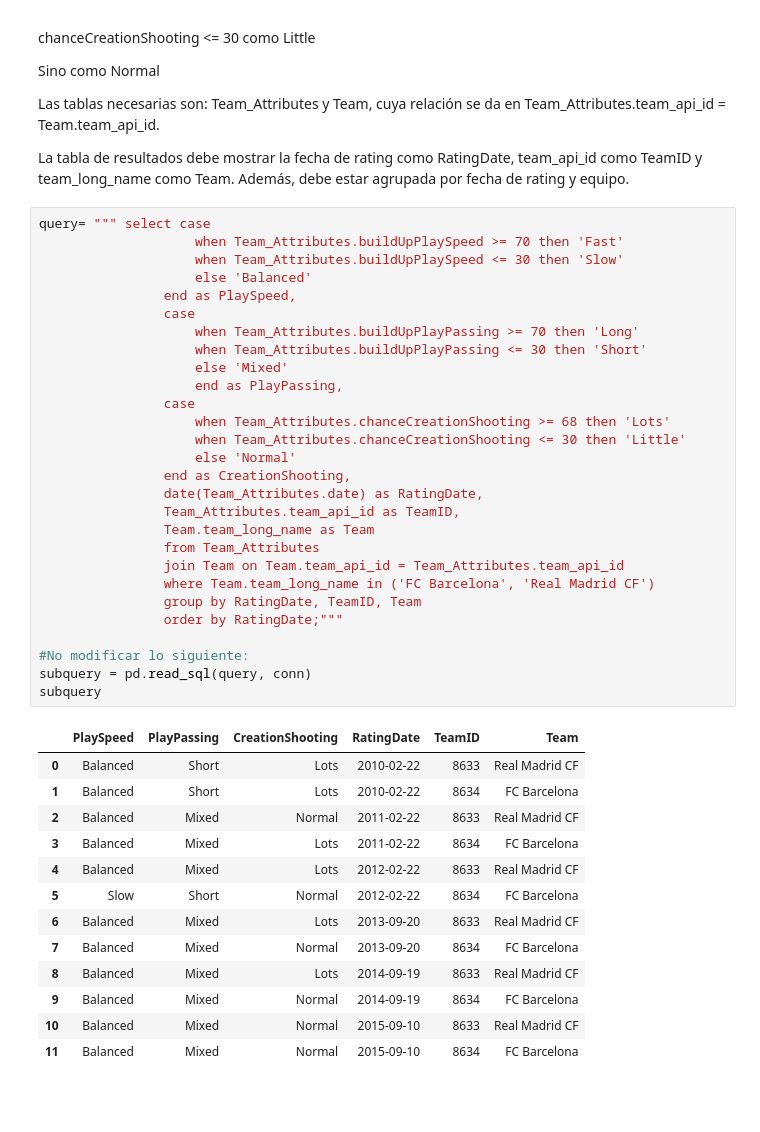
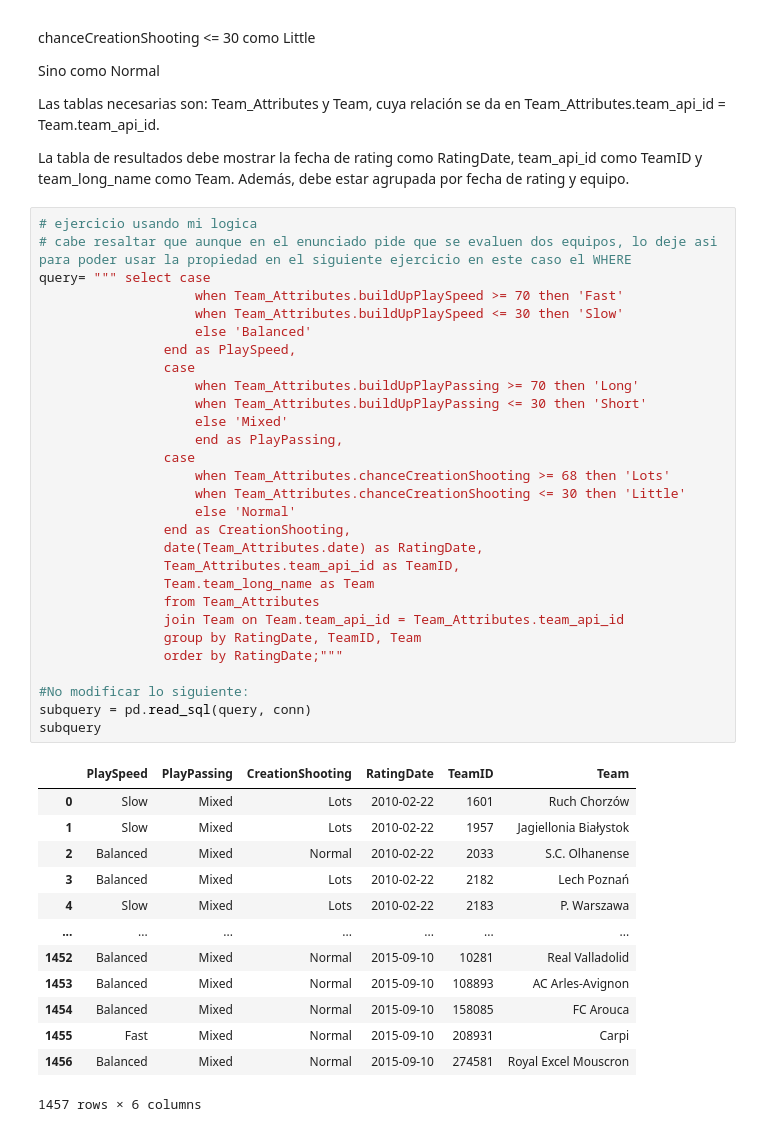
Before and after one commit to jholiner/Talento_Tech, a Jupyter notebook: Laboratorio_2.ipynb, the cells around one changed output. Cells and saved outputs as stored; diff of their text form; blank space fills up the shorter version.

```diff
--- a/Laboratorio_2.ipynb
+++ b/Laboratorio_2.ipynb
@@ -1703,44 +1737,45 @@ Las tablas necesarias son: Team_Attributes y Team, cuya relación se da en Team_
 
 La tabla de resultados debe mostrar la fecha de rating como RatingDate, team_api_id como TeamID y team_long_name como Team. Además, debe estar agrupada por fecha de rating y equipo.
 # %%
+# ejercicio usando mi logica
+# cabe resaltar que aunque en el enunciado pide que se evaluen dos equipos, lo deje asi para poder usar la propiedad en el siguiente ejercicio en este caso el WHERE
 query= """ select case
                     when Team_Attributes.buildUpPlaySpeed >= 70 then 'Fast'
                     when Team_Attributes.buildUpPlaySpeed <= 30 then 'Slow'
                     else 'Balanced'
                 end as PlaySpeed,
                 case
                     when Team_Attributes.buildUpPlayPassing >= 70 then 'Long'
                     when Team_Attributes.buildUpPlayPassing <= 30 then 'Short'
                     else 'Mixed'
                     end as PlayPassing,
                 case
                     when Team_Attributes.chanceCreationShooting >= 68 then 'Lots'
                     when Team_Attributes.chanceCreationShooting <= 30 then 'Little'
                     else 'Normal'
                 end as CreationShooting,
                 date(Team_Attributes.date) as RatingDate,
                 Team_Attributes.team_api_id as TeamID,
                 Team.team_long_name as Team
                 from Team_Attributes
                 join Team on Team.team_api_id = Team_Attributes.team_api_id
-                where Team.team_long_name in ('FC Barcelona', 'Real Madrid CF')
                 group by RatingDate, TeamID, Team
                 order by RatingDate;"""
 
 #No modificar lo siguiente:
 subquery = pd.read_sql(query, conn)
 subquery
 # %% [output]
 |  | PlaySpeed | PlayPassing | CreationShooting | RatingDate | TeamID | Team |
-| 0 | Balanced | Short | Lots | 2010-02-22 | 8633 | Real Madrid CF |
-| 1 | Balanced | Short | Lots | 2010-02-22 | 8634 | FC Barcelona |
-| 2 | Balanced | Mixed | Normal | 2011-02-22 | 8633 | Real Madrid CF |
-| 3 | Balanced | Mixed | Lots | 2011-02-22 | 8634 | FC Barcelona |
-| 4 | Balanced | Mixed | Lots | 2012-02-22 | 8633 | Real Madrid CF |
-| 5 | Slow | Short | Normal | 2012-02-22 | 8634 | FC Barcelona |
-| 6 | Balanced | Mixed | Lots | 2013-09-20 | 8633 | Real Madrid CF |
-| 7 | Balanced | Mixed | Normal | 2013-09-20 | 8634 | FC Barcelona |
-| 8 | Balanced | Mixed | Lots | 2014-09-19 | 8633 | Real Madrid CF |
-| 9 | Balanced | Mixed | Normal | 2014-09-19 | 8634 | FC Barcelona |
-| 10 | Balanced | Mixed | Normal | 2015-09-10 | 8633 | Real Madrid CF |
-| 11 | Balanced | Mixed | Normal | 2015-09-10 | 8634 | FC Barcelona |
+| 0 | Slow | Mixed | Lots | 2010-02-22 | 1601 | Ruch Chorzów |
+| 1 | Slow | Mixed | Lots | 2010-02-22 | 1957 | Jagiellonia Białystok |
+| 2 | Balanced | Mixed | Normal | 2010-02-22 | 2033 | S.C. Olhanense |
+| 3 | Balanced | Mixed | Lots | 2010-02-22 | 2182 | Lech Poznań |
+| 4 | Slow | Mixed | Lots | 2010-02-22 | 2183 | P. Warszawa |
+| ... | ... | ... | ... | ... | ... | ... |
+| 1452 | Balanced | Mixed | Normal | 2015-09-10 | 10281 | Real Valladolid |
+| 1453 | Balanced | Mixed | Normal | 2015-09-10 | 108893 | AC Arles-Avignon |
+| 1454 | Balanced | Mixed | Normal | 2015-09-10 | 158085 | FC Arouca |
+| 1455 | Fast | Mixed | Normal | 2015-09-10 | 208931 | Carpi |
+| 1456 | Balanced | Mixed | Normal | 2015-09-10 | 274581 | Royal Excel Mouscron |
+1457 rows × 6 columns
```
Also changed, not shown: parts of 5 cells of this notebook.
